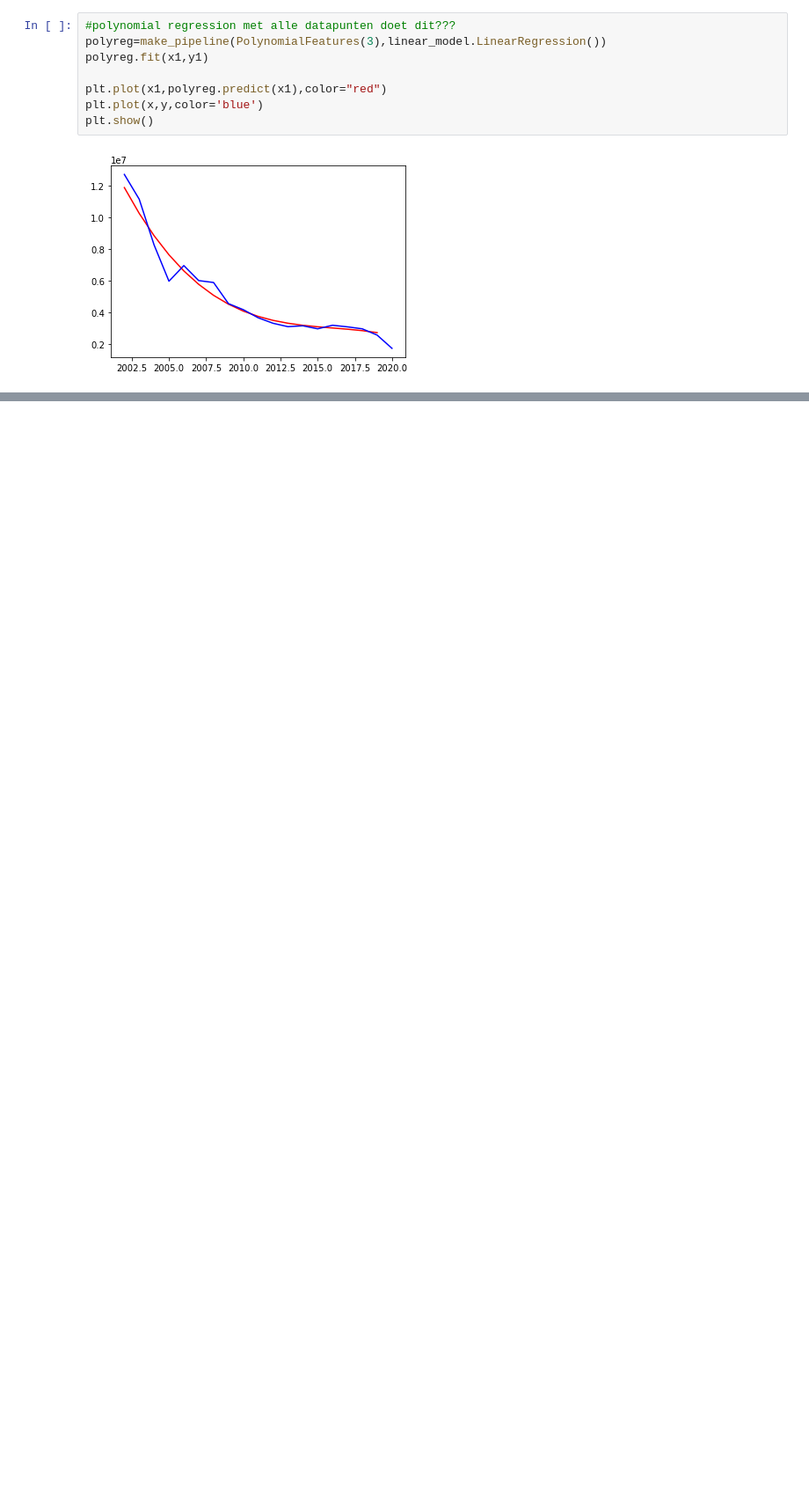
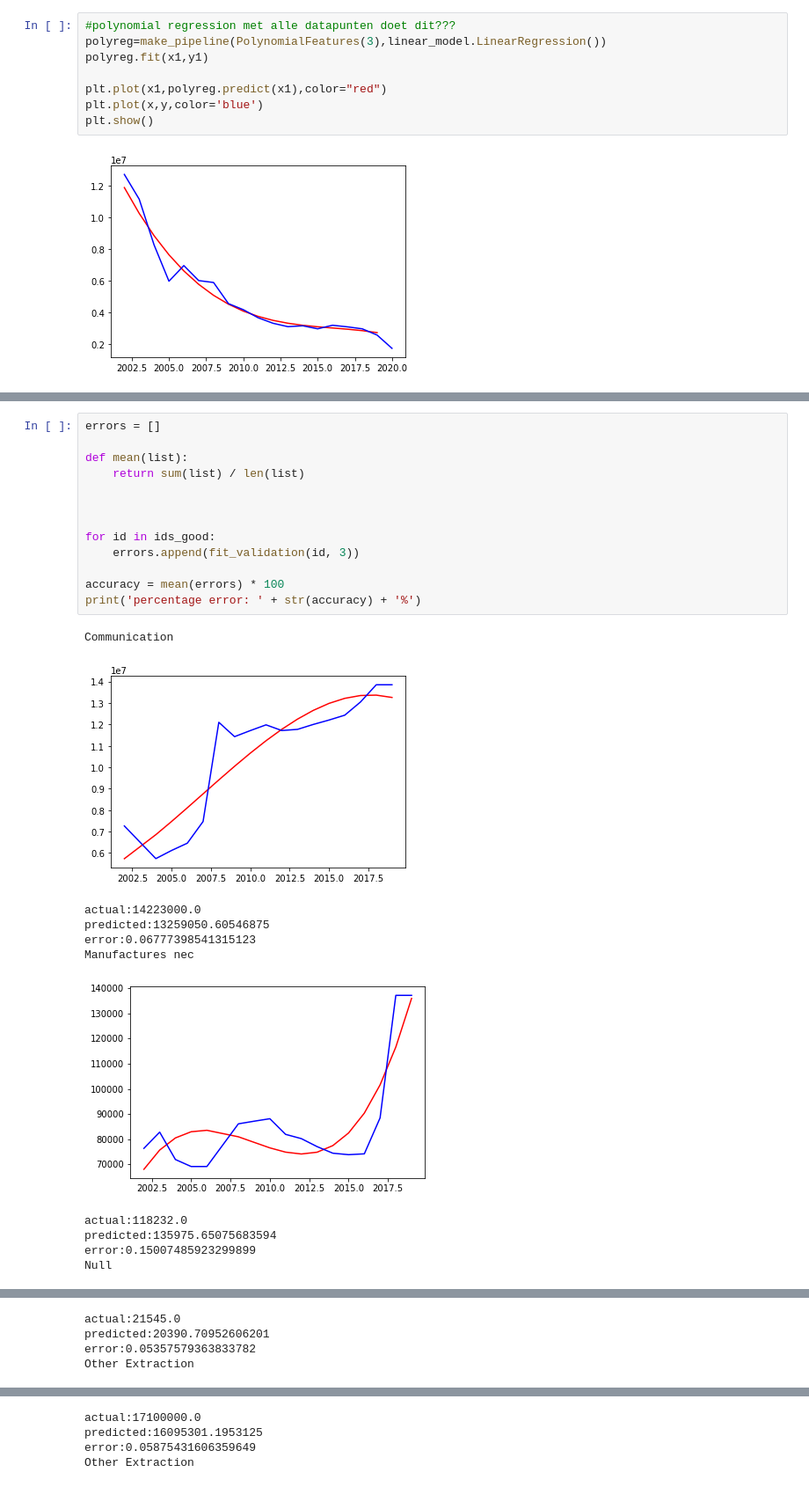
Before and after one commit to knuffelbeer/leren_en_beslissen_public, a Jupyter notebook: company_emissions_preprocessing_lin_reg.ipynb, the cells around one changed output, grey strips where cells are left out. Shown at 88% size. Drawn from its saved outputs; the diff is of its cells as text; blank space fills up the shorter version.

```diff
--- a/company_emissions_preprocessing_lin_reg.ipynb
+++ b/company_emissions_preprocessing_lin_reg.ipynb
@@ -462,0 +524,25 @@ for id in ids_good:
+# %%
+errors = []
+
+def mean(list):
+    return sum(list) / len(list)
+
+
+
+for id in ids_good:
+    errors.append(fit_validation(id, 3))
+
+accuracy = mean(errors) * 100
+print('percentage error: ' + str(accuracy) + '%')
+# %% [output]
+Communication
+[figure, added]
+actual:14223000.0
+predicted:13259050.60546875
+error:0.06777398541315123
+Manufactures nec
+[figure, added]
+actual:118232.0
+predicted:135975.65075683594
+error:0.15007485923299899
+Null
@@ -462,0 +550,4 @@ for id in ids_good:
+actual:21545.0
+predicted:20390.70952606201
+error:0.05357579363833782
+Other Extraction
@@ -462,0 +555,4 @@ for id in ids_good:
+actual:17100000.0
+predicted:16095301.1953125
+error:0.05875431606359649
+Other Extraction
```
Also changed, not shown: parts of 7 cells of this notebook.
